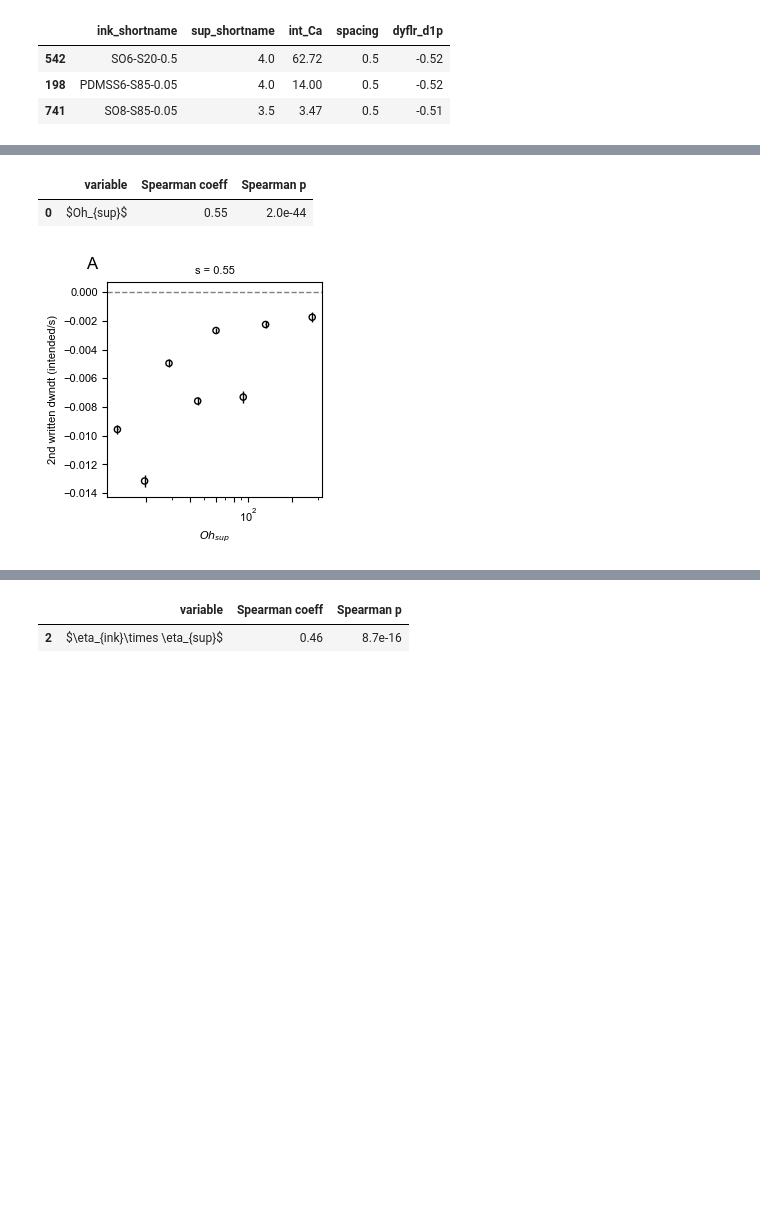
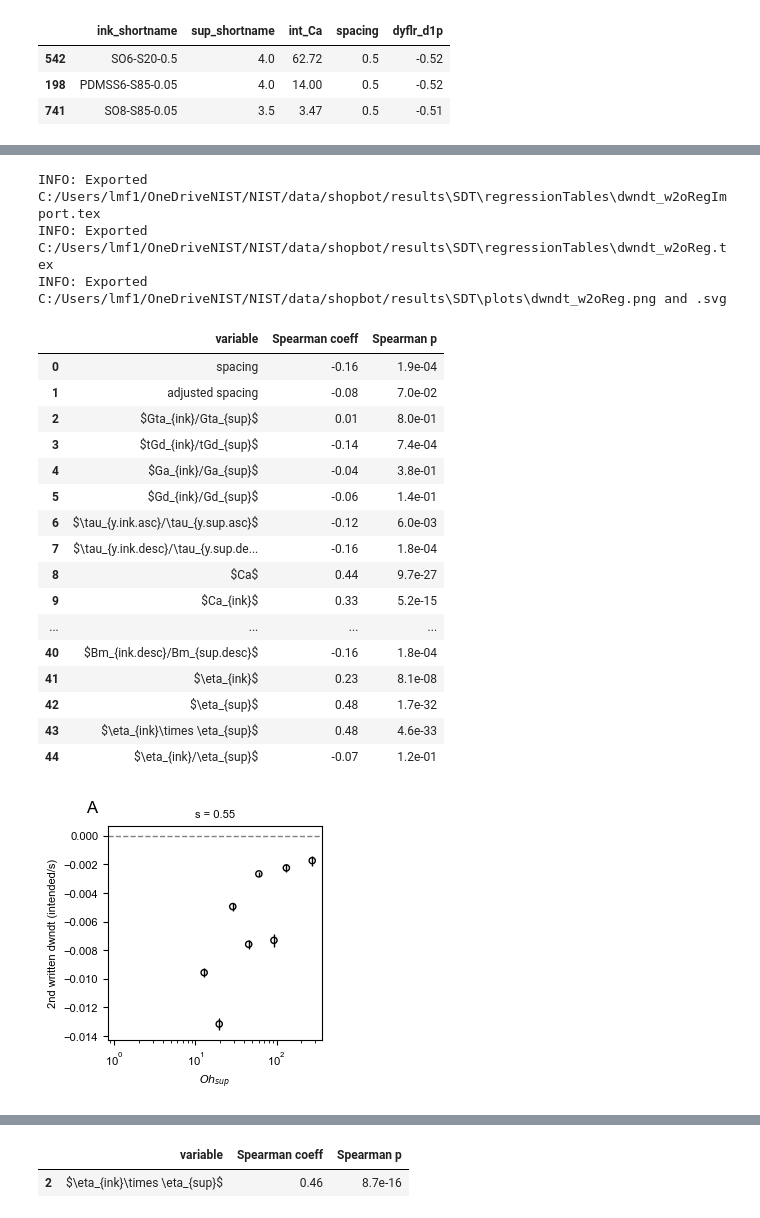
Before and after one commit to usnistgov/embedded3DPvids, a Jupyter notebook: ipynb/singleDoubleTriple/6_summary_horiz.ipynb, the cells around one changed output, grey strips where cells are left out. Drawn from its saved outputs; the diff is of its cells as text; code cells hidden in the pictures; blank space fills up the shorter version.

```diff
--- a/ipynb/singleDoubleTriple/6_summary_horiz.ipynb
+++ b/ipynb/singleDoubleTriple/6_summary_horiz.ipynb
@@ -26,7 +26,7 @@ LOGGERDEFINED = logs.openLog('summary_horiz_SDT.ipynb', LOGGERDEFINED, level='DE
 # %% [markdown]
 ## analyzing data
 # %%
-ms = me.summarySDT(os.path.join(cfg.path.fig, 'SDT', 'summaries', 'horizSDTSummaries.csv')
+ms = me.summarySDT(os.path.join(cfg.path.fig, 'SDT', 'summaries', 'HorizSDTSummaries.csv')
                              , diag=True)
 # %% [output]
 Independents:
@@ -272,10 +346,28 @@ display(rgt.df)
 [figure]
 # %%
-rgt = mp.regressionTableSDT(ms, ms.ss, 'dwndt_w2o', logy=False, printOut=False,  package='pgfplot'
-                            , plot=True, yideal=me.ideals(), plotType='paper', export=False, exportFolder=os.path.join(cfg.path.fig, 'SDT'))
+rgt = mp.regressionTableSDT(ms, ms.ss, 'dwndt_w2o', logy=False, printOut=False,  package='pgfplot', trimVariables=False
+                            , plot=True, yideal=me.ideals(), plotType='paper', export=True, exportFolder=os.path.join(cfg.path.fig, 'SDT'))
 display(rgt.df)
 # %% [output]
+INFO: Exported C:/Users/lmf1/OneDriveNIST/NIST/data/shopbot/results\SDT\regressionTables\dwndt_w2oRegImport.tex
+INFO: Exported C:/Users/lmf1/OneDriveNIST/NIST/data/shopbot/results\SDT\regressionTables\dwndt_w2oReg.tex
+INFO: Exported C:/Users/lmf1/OneDriveNIST/NIST/data/shopbot/results\SDT\plots\dwndt_w2oReg.png and .svg
 |  | variable | Spearman coeff | Spearman p |
-| 0 | $Oh_{sup}$ | 0.55 | 2.0e-44 |
+| 0 | spacing | -0.16 | 1.9e-04 |
+| 1 | adjusted spacing | -0.08 | 7.0e-02 |
+| 2 | $Gta_{ink}/Gta_{sup}$ | 0.01 | 8.0e-01 |
+| 3 | $tGd_{ink}/tGd_{sup}$ | -0.14 | 7.4e-04 |
+| 4 | $Ga_{ink}/Ga_{sup}$ | -0.04 | 3.8e-01 |
+| 5 | $Gd_{ink}/Gd_{sup}$ | -0.06 | 1.4e-01 |
+| 6 | $\tau_{y.ink.asc}/\tau_{y.sup.asc}$ | -0.12 | 6.0e-03 |
+| 7 | $\tau_{y.ink.desc}/\tau_{y.sup.de... | -0.16 | 1.8e-04 |
+| 8 | $Ca$ | 0.44 | 9.7e-27 |
+| 9 | $Ca_{ink}$ | 0.33 | 5.2e-15 |
+| ... | ... | ... | ... |
+| 40 | $Bm_{ink.desc}/Bm_{sup.desc}$ | -0.16 | 1.8e-04 |
+| 41 | $\eta_{ink}$ | 0.23 | 8.1e-08 |
+| 42 | $\eta_{sup}$ | 0.48 | 1.7e-32 |
+| 43 | $\eta_{ink}\times \eta_{sup}$ | 0.48 | 4.6e-33 |
+| 44 | $\eta_{ink}/\eta_{sup}$ | -0.07 | 1.2e-01 |
-[figure, old version]
+[figure, new version]
 # %%
```
Also changed, not shown: parts of 61 cells of this notebook, 22 other files.
